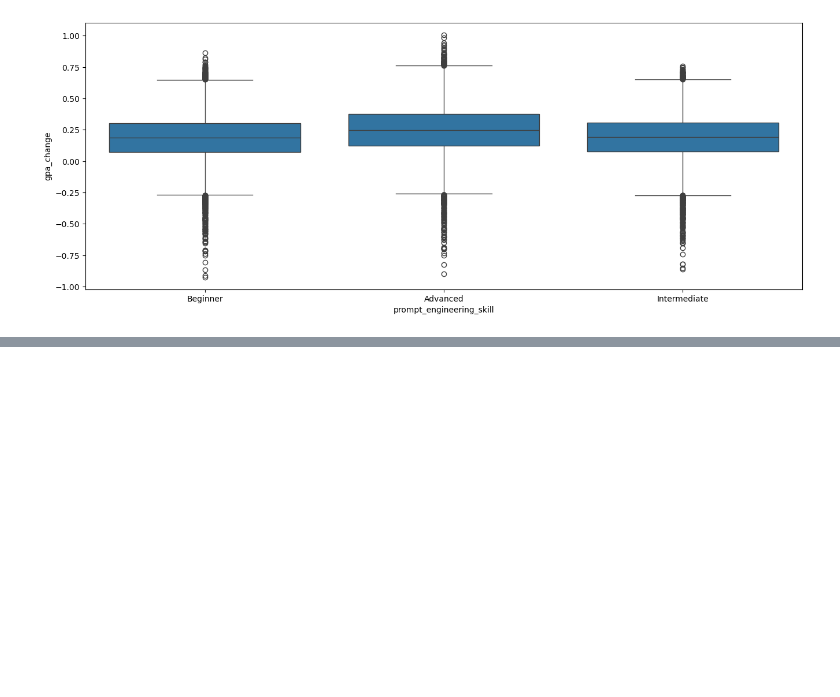
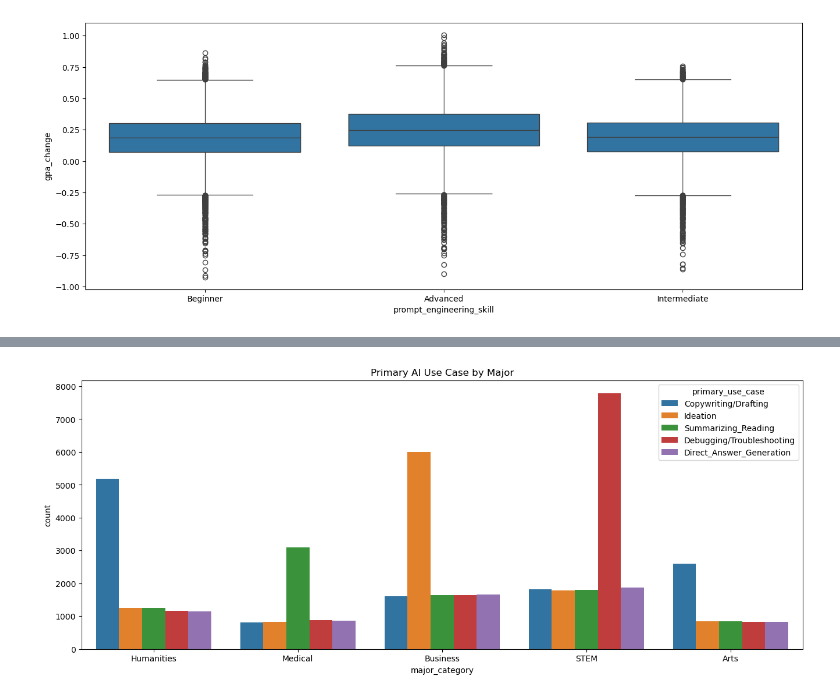
Before and after one commit to baumi555/da-kaggle-Impact_of_AI_on_Student, a Jupyter notebook: Exercise_kaggle.ipynb, the cells around one changed output, grey strips where cells are left out. Saved outputs shown, nothing was run; the diff lists cells and outputs as text; code cells hidden in the pictures; blank space fills up the shorter version.

```diff
--- a/Exercise_kaggle.ipynb
+++ b/Exercise_kaggle.ipynb
@@ -101,0 +123,8 @@ sns.boxplot(x='prompt_engineering_skill', y='gpa_change', data=df_lower)
+# %%
+# 3 For what do the subjects use AI?
+plt.figure(figsize=(16, 6))
+sns.countplot(x='major_category', hue='primary_use_case', data=df_lower)
+plt.title('Primary AI Use Case by Major')
+plt.show()
+# %% [output]
+[figure, added]
```
Also changed, not shown: parts of 4 cells of this notebook, 1 other file.
